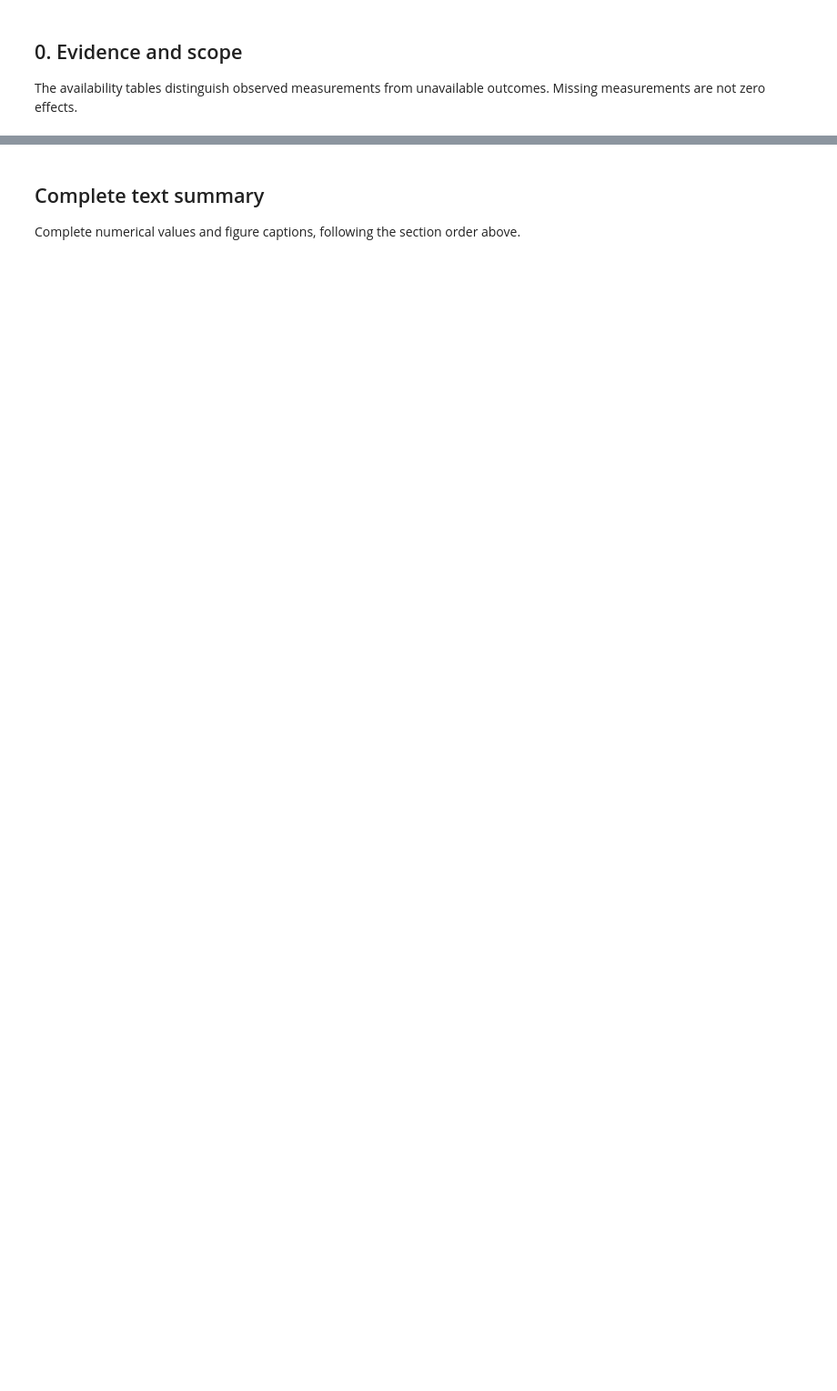
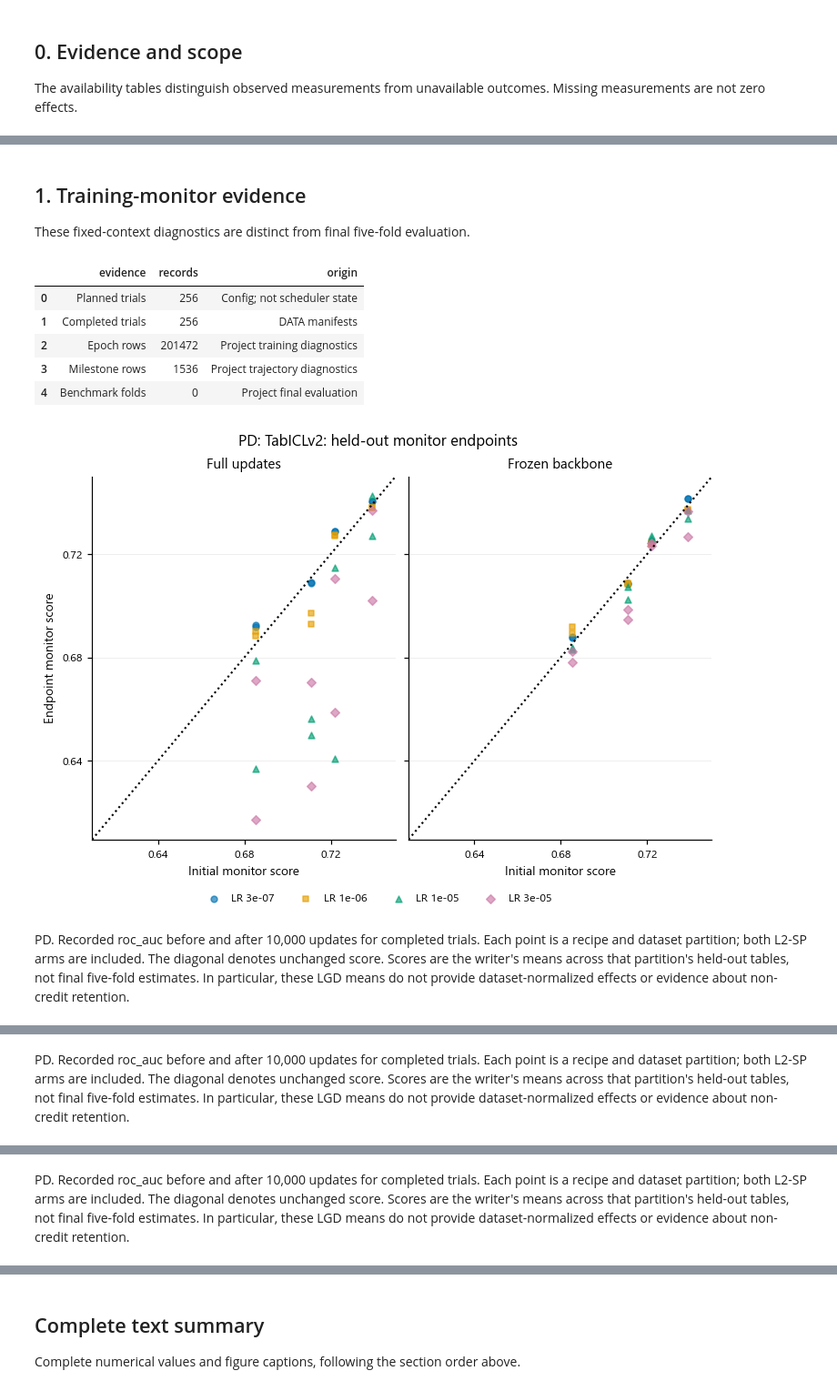
Before and after one commit to andreasgoethals/CreditPFN, a Jupyter notebook: notebooks/experiment1/03_results_pd.ipynb, the cells around one changed output, grey strips where cells are left out. Shown at 91% size. Drawn from its saved outputs; the diff is of its cells as text; code cells hidden in the pictures; blank space fills up the shorter version.

Commit message:
big notebook refactoring

```diff
--- a/notebooks/experiment1/03_results_pd.ipynb
+++ b/notebooks/experiment1/03_results_pd.ipynb
@@ -136,0 +9,17 @@ report.add('10. Limits of inference', 'One main training seed, shared held-out t
+# %%
+%matplotlib inline
+import sys
+from pathlib import Path
+REPO = next(p for p in (Path.cwd(), *Path.cwd().parents) if (p / 'pyproject.toml').is_file())
+if str(REPO) not in sys.path:
+    sys.path.insert(0, str(REPO))
+from src.visualize import style, campaign as cp, publication as pub, diagnostics as dg
+from src.visualize.figures import FigureSaver
+from src.visualize.inputs import source_description
+from src.data.dataset_names import display_frame
+style.apply()
+sink = FigureSaver('experiment1/03_results_pd')
+report = cp.NotebookReport('Experiment 1: PD outcomes and evaluation', sink=sink)
+TRACK = 'pd'
+print(source_description())
+report.add('0. Evidence and scope', source_description())
@@ -136,0 +30,18 @@ report.add('10. Limits of inference', 'One main training seed, shared held-out t
+# %% [markdown]
+## 1. Training-monitor evidence
+
+These fixed-context diagnostics are distinct from final five-fold evaluation.
+# %%
+run = cp.load_campaign(1, TRACK)
+report.table('Available evidence', pub.availability(run))
+cp.show(sink, pub.plot_manifest_monitors(run), track=run.track)
+report.add('1. Training-monitor evidence', 'Partition-level checks use DATA manifests; per-dataset comparisons require project-storage records.')
+# %% [output]
+|  | evidence | records | origin |
+| 0 | Planned trials | 256 | Config; not scheduler state |
+| 1 | Completed trials | 256 | DATA manifests |
+| 2 | Epoch rows | 201472 | Project training diagnostics |
+| 3 | Milestone rows | 1536 | Project trajectory diagnostics |
+| 4 | Benchmark folds | 0 | Project final evaluation |
+[figure, added]
+PD. Recorded roc_auc before and after 10,000 updates for completed trials. Each point is a recipe and dataset partition; both L2-SP arms are included. The diagonal denotes unchanged score. Scores are the writer's means across that partition's held-out tables, not final five-fold estimates. In particular, these LGD means do not provide dataset-normalized effects or evidence about non-credit retention.
@@ -136,0 +49 @@ report.add('10. Limits of inference', 'One main training seed, shared held-out t
+PD. Recorded roc_auc before and after 10,000 updates for completed trials. Each point is a recipe and dataset partition; both L2-SP arms are included. The diagonal denotes unchanged score. Scores are the writer's means across that partition's held-out tables, not final five-fold estimates. In particular, these LGD means do not provide dataset-normalized effects or evidence about non-credit retention.
@@ -136,0 +51 @@ report.add('10. Limits of inference', 'One main training seed, shared held-out t
+PD. Recorded roc_auc before and after 10,000 updates for completed trials. Each point is a recipe and dataset partition; both L2-SP arms are included. The diagonal denotes unchanged score. Scores are the writer's means across that partition's held-out tables, not final five-fold estimates. In particular, these LGD means do not provide dataset-normalized effects or evidence about non-credit retention.
```
Also changed, not shown: parts of 54 cells of this notebook, 29 other files.
